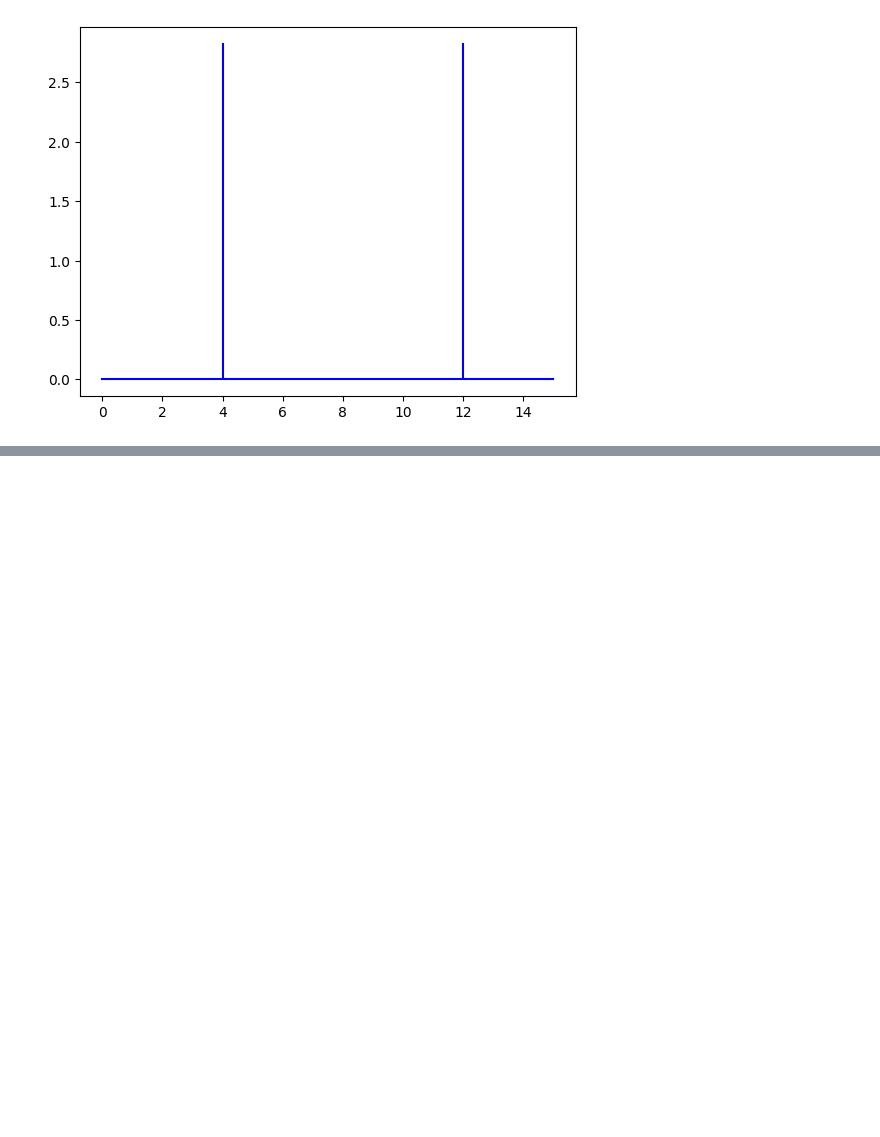
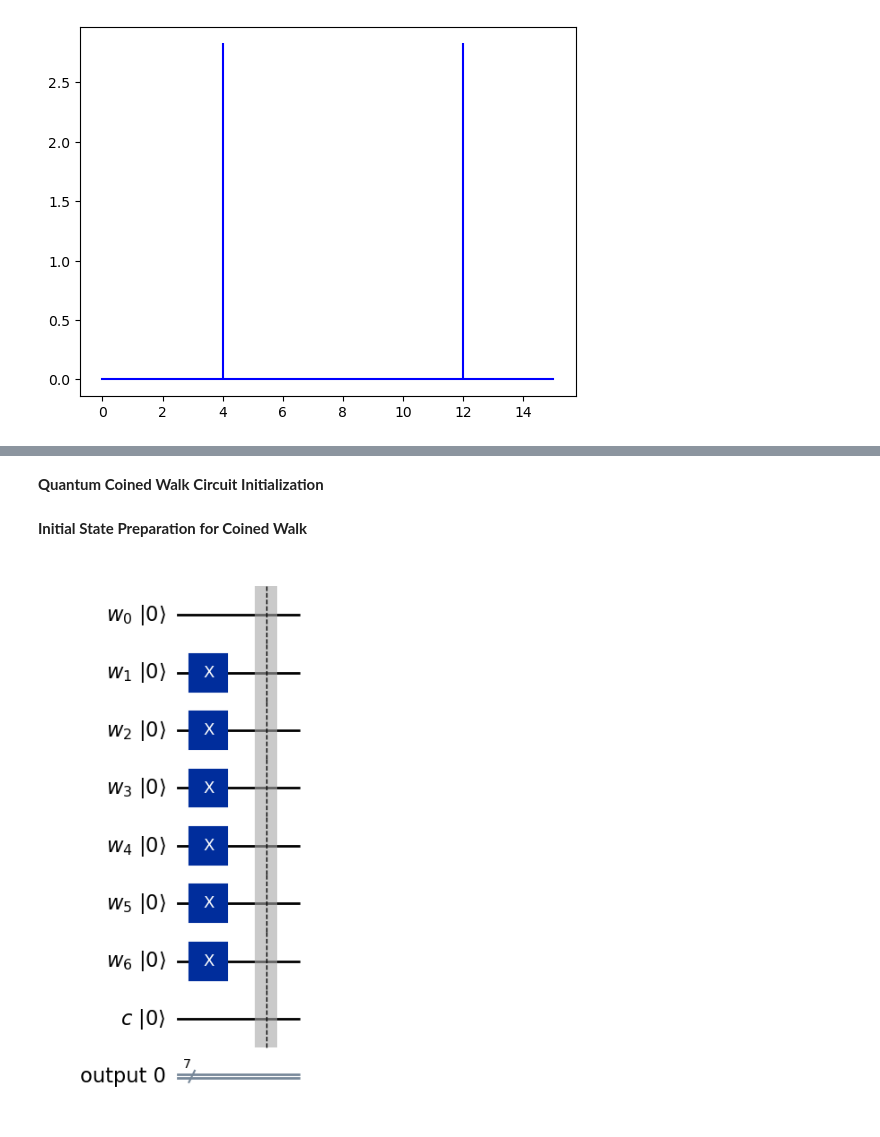
Before and after one commit to ScottMcHaffie/DD2367_Projects, a Jupyter notebook: DD2367_Assignment3.ipynb, the cells around one changed output, grey strips where cells are left out. Saved outputs shown, nothing was run; the diff lists cells and outputs as text; code cells hidden in the pictures; blank space fills up the shorter version.

```diff
--- a/DD2367_Assignment3.ipynb
+++ b/DD2367_Assignment3.ipynb
@@ -387,0 +400,43 @@ plt.show()
+# %% [markdown]
+**Quantum Coined Walk Circuit Initialization**
+# %%
+n_walker_qubits = 7  # The number of qubits used to represent the position of the walker
+
+def coined_walk_circuit(
+    n_walker_qubits: int,
+) -> tuple[QuantumCircuit, QuantumRegister, QuantumRegister, ClassicalRegister]:
+
+    walker_r = QuantumRegister(n_walker_qubits, name="w")
+    coin_r = QuantumRegister(1, name="c")  # The coin requires only one qubit
+    classic_r = ClassicalRegister(n_walker_qubits, name="output")
+    qc = QuantumCircuit(walker_r, coin_r, classic_r)
+    return qc, walker_r, coin_r, classic_r
+
+# qc, _, _, _ = coined_walk_circuit(n_walker_qubits)
+# qc.draw(output="mpl", initial_state=True)
+# %% [markdown]
+**Initial State Preparation for Coined Walk**
+# %%
+initial_position = 2 ** (n_walker_qubits - 1)
+
+initial_coin_value = 0  # The initial value of the coin is 0
+
+def initialize_coined_walk_circuit(
+    qc: QuantumCircuit,
+    walker_r: QuantumRegister,
+    coin_r: QuantumRegister,
+    initial_position: int,
+    initial_coin_value: int,
+) -> QuantumCircuit:
+
+    for i in range(n_walker_qubits):
+        if initial_position & (1 << i):
+            qc.x(walker_r[n_walker_qubits - i :n_walker_qubits])
+    qc.barrier()
+    return qc
+
+qc, walker_r, coin_r, _ = coined_walk_circuit(n_walker_qubits)
+qc = initialize_coined_walk_circuit(qc, walker_r, coin_r, initial_position, initial_coin_value)
+qc.draw(output="mpl", initial_state=True)
+# %% [output]
+[figure, added]
```
Also changed, not shown: parts of 31 cells of this notebook.
